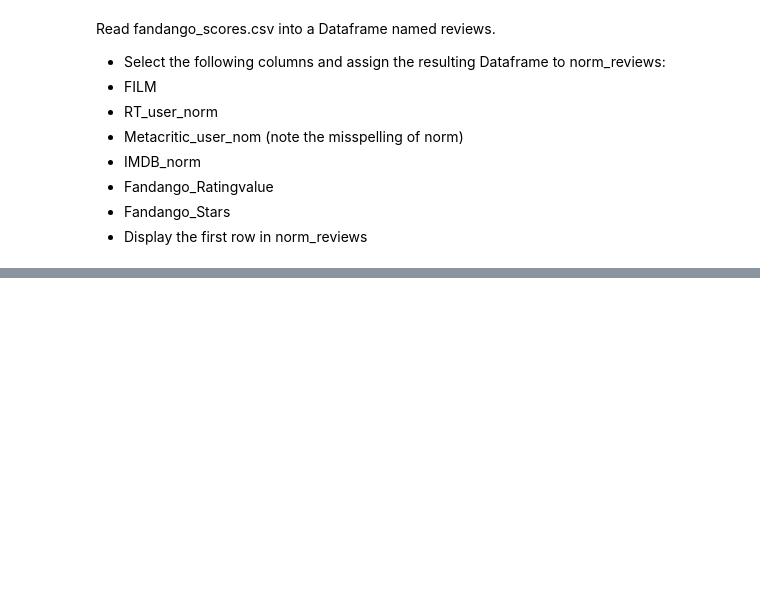
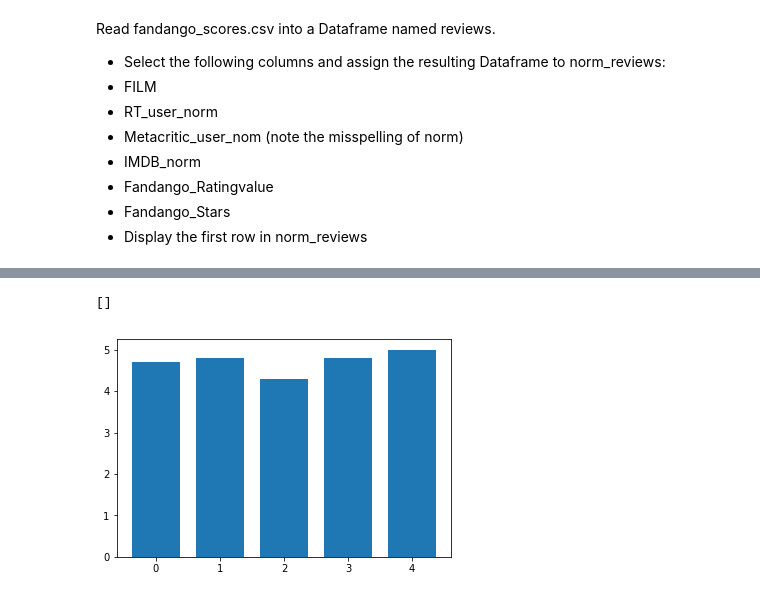
Before and after one commit to WillBeDataScientist/Theory, a Jupyter notebook: Line Charts DQ.io.ipynb, the cells around one changed output, grey strips where cells are left out. Cells and saved outputs as stored; diff of their text form; code cells hidden in the pictures; blank space fills up the shorter version.

```diff
--- a/Line Charts DQ.io.ipynb
+++ b/Line Charts DQ.io.ipynb
@@ -311,0 +337,6 @@ norm_reviews
+# %%
+norm_reviews_describe=norm_reviews[num_cols].describe()
+# %%
+y=norm_reviews_describe.iloc[-1] #select max row
+print(y)          #return a table
+print(y.values)   #return a scalar
@@ -311,0 +351,7 @@ norm_reviews
+# %%
+fig,ab=plt.subplots()
+ab.bar(arange(5),y,0.75)
+plt.plot()
+# %% [output]
+[]
+[figure, added]
```
Also changed, not shown: parts of 27 cells of this notebook.
